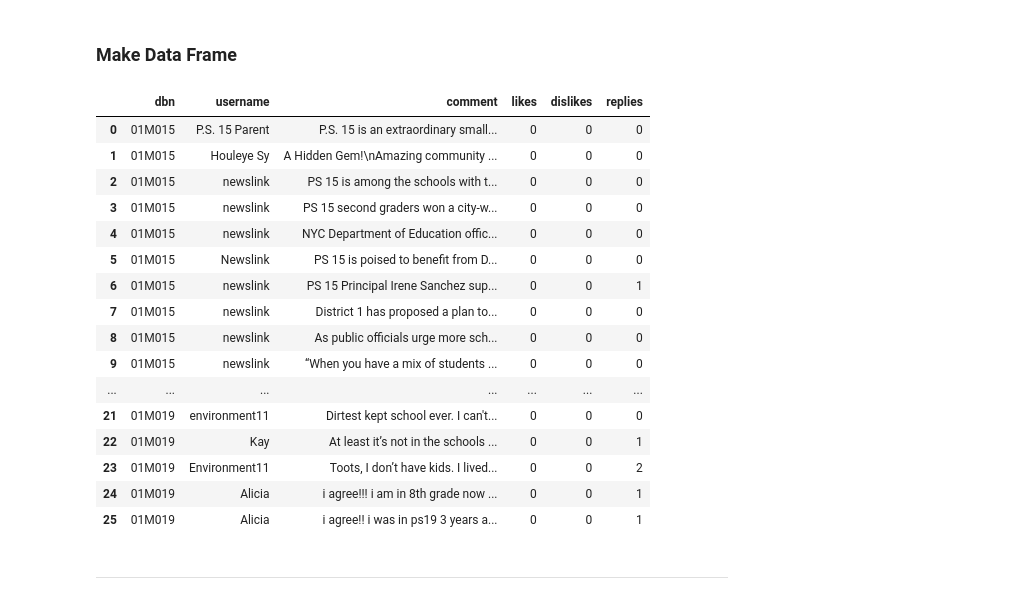
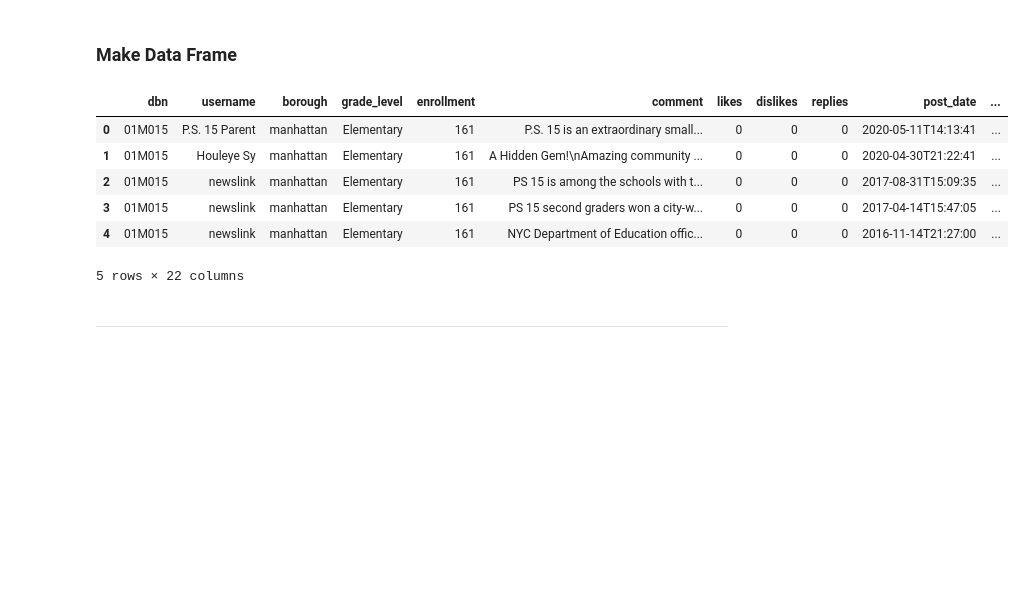
Before and after one commit to kevinmacmat/measuring_community_school_satisfaction, a Jupyter notebook: data_collection_&_cleaning/web_scraping.ipynb, the cells around one changed output. Drawn from its saved outputs; the diff is of its cells as text; code cells hidden in the pictures; blank space fills up the shorter version.

Commit message:
added and tested more sqr features to append to comments dataframe

```diff
--- a/data_collection_&_cleaning/web_scraping.ipynb
+++ b/data_collection_&_cleaning/web_scraping.ipynb
@@ -22,7 +37,25 @@ dbn_list = list(df.dbn)
 # %% [markdown]
 Adjust dbn_list range in order to scrape and save in batches. Ran into issues when trying to scrape too much at one time.
-# %%
-dbn_list = dbn_list[:3]
+# %%
+scrape_range_start = 0
+scrape_range_stop = 3
+
+dbn_list = dbn_list[scrape_range_start:scrape_range_stop]
+grade_level_list = grade_level_list[scrape_range_start:scrape_range_stop]
+enrollment_list = enrollment_list[scrape_range_start:scrape_range_stop]
+fam_comm_ties_list = fam_comm_ties_list[scrape_range_start:scrape_range_stop]
+pct_ell_list = pct_ell_list[scrape_range_start:scrape_range_stop]
+pct_disabilities_list = pct_disabilities_list[scrape_range_start:scrape_range_stop]
+pct_self_contained_list = pct_self_contained_list[scrape_range_start:scrape_range_stop]
+ecomonic_need_index_list = economic_need_index_list[scrape_range_start:scrape_range_stop]
+pct_temp_housing_list = pct_temp_housing_list[scrape_range_start:scrape_range_stop]
+pct_hra_eligible_list = pct_hra_eligible_list[scrape_range_start:scrape_range_stop]
+pct_asian_list = pct_asian_list[scrape_range_start:scrape_range_stop]
+pct_black_list = pct_black_list[scrape_range_start:scrape_range_stop]
+pct_hispanic_list = pct_hispanic_list[scrape_range_start:scrape_range_stop]
+pct_white_list = pct_white_list[scrape_range_start:scrape_range_stop]
+pct_chronic_absent_list = pct_chronic_absent_list[scrape_range_start:scrape_range_stop]
+borough_list = borough_list[scrape_range_start:scrape_range_stop]
 # %% [markdown]
 ---
 # %% [markdown]
@@ -147,27 +493,33 @@ output_list.append(depth)
 batch_df = pd.DataFrame()
 batch_df['dbn'] = dbns
 batch_df['username'] = name
+batch_df['borough'] = borough
+batch_df['grade_level'] = grade_level
+batch_df['enrollment'] = enrollment
 batch_df['comment'] = raw_message
 batch_df['likes'] = likes
 batch_df['dislikes'] = dislikes
 batch_df['replies'] = depth
+batch_df['post_date'] = post_date
+batch_df['fam_comm_ties'] = fam_comm_ties
+batch_df['pct_ell'] = pct_ell
+batch_df['pct_disabilities'] = pct_disabilities
+batch_df['pct_self_contained'] = pct_self_contained
+batch_df['economic_need_index'] = economic_need_index
+batch_df['pct_temp_housing'] = pct_temp_housing
+batch_df['pct_hra_eligible'] = pct_hra_eligible
+batch_df['pct_asian'] = pct_asian
+batch_df['pct_black'] = pct_black
+batch_df['pct_hispanic'] = pct_hispanic
+batch_df['pct_white'] = pct_white
+batch_df['pct_chronic_absent'] = pct_chronic_absent
 # %%
-batch_df
+batch_df.head()
 # %% [output]
-|  | dbn | username | comment | likes | dislikes | replies |
-| 0 | 01M015 | P.S. 15 Parent | P.S. 15 is an extraordinary small... | 0 | 0 | 0 |
-| 1 | 01M015 | Houleye Sy | A Hidden Gem!\nAmazing community ... | 0 | 0 | 0 |
-| 2 | 01M015 | newslink | PS 15 is among the schools with t... | 0 | 0 | 0 |
-| 3 | 01M015 | newslink | PS 15 second graders won a city-w... | 0 | 0 | 0 |
-| 4 | 01M015 | newslink | NYC Department of Education offic... | 0 | 0 | 0 |
-| 5 | 01M015 | Newslink | PS 15 is poised to benefit from D... | 0 | 0 | 0 |
-| 6 | 01M015 | newslink | PS 15 Principal Irene Sanchez sup... | 0 | 0 | 1 |
-| 7 | 01M015 | newslink | District 1 has proposed a plan to... | 0 | 0 | 0 |
-| 8 | 01M015 | newslink | As public officials urge more sch... | 0 | 0 | 0 |
-| 9 | 01M015 | newslink | “When you have a mix of students ... | 0 | 0 | 0 |
-| ... | ... | ... | ... | ... | ... | ... |
-| 21 | 01M019 | environment11 | Dirtest kept school ever. I can't... | 0 | 0 | 0 |
-| 22 | 01M019 | Kay | At least it’s not in the schools ... | 0 | 0 | 1 |
-| 23 | 01M019 | Environment11 | Toots, I don’t have kids. I lived... | 0 | 0 | 2 |
-| 24 | 01M019 | Alicia | i agree!!! i am in 8th grade now ... | 0 | 0 | 1 |
-| 25 | 01M019 | Alicia | i agree!! i was in ps19 3 years a... | 0 | 0 | 1 |
+|  | dbn | username | borough | grade_level | enrollment | comment | likes | dislikes | replies | post_date | ... |
+| 0 | 01M015 | P.S. 15 Parent | manhattan | Elementary | 161 | P.S. 15 is an extraordinary small... | 0 | 0 | 0 | 2020-05-11T14:13:41 | ... |
+| 1 | 01M015 | Houleye Sy | manhattan | Elementary | 161 | A Hidden Gem!\nAmazing community ... | 0 | 0 | 0 | 2020-04-30T21:22:41 | ... |
+| 2 | 01M015 | newslink | manhattan | Elementary | 161 | PS 15 is among the schools with t... | 0 | 0 | 0 | 2017-08-31T15:09:35 | ... |
+| 3 | 01M015 | newslink | manhattan | Elementary | 161 | PS 15 second graders won a city-w... | 0 | 0 | 0 | 2017-04-14T15:47:05 | ... |
+| 4 | 01M015 | newslink | manhattan | Elementary | 161 | NYC Department of Education offic... | 0 | 0 | 0 | 2016-11-14T21:27:00 | ... |
+5 rows × 22 columns
```
Also changed, not shown: parts of 15 cells of this notebook, 1 other file.
